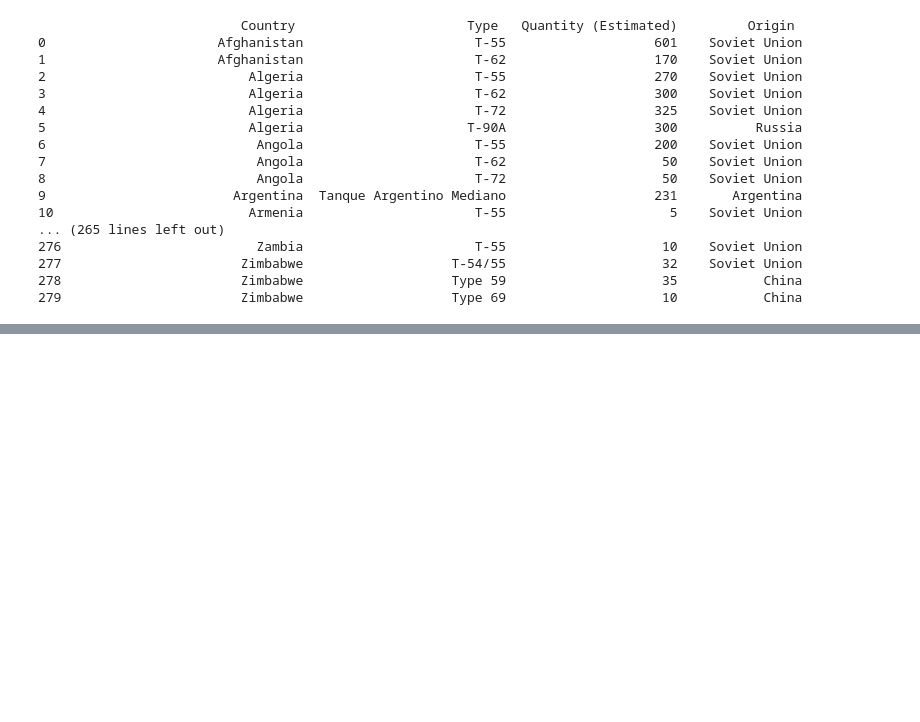
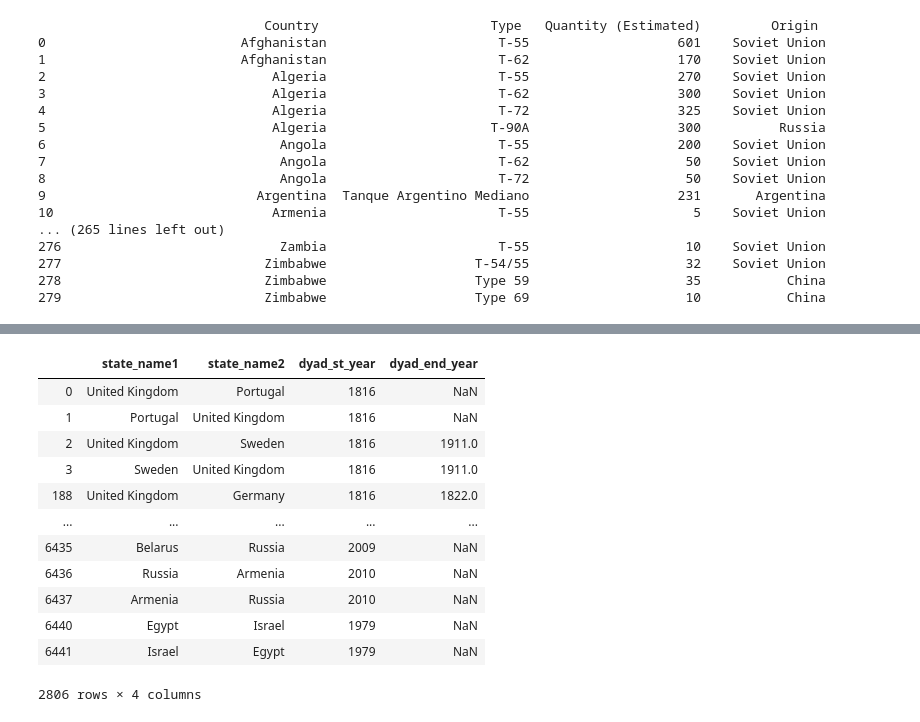
Before and after one commit to moniszcz/TASS, a Jupyter notebook: data-manipulation/web_scraping.ipynb, the cells around one changed output, grey strips where cells are left out. Saved outputs shown, nothing was run; the diff lists cells and outputs as text; code cells hidden in the pictures; blank space fills up the shorter version.

```diff
--- a/data-manipulation/web_scraping.ipynb
+++ b/data-manipulation/web_scraping.ipynb
@@ -144,0 +192,18 @@ print(sorted(set(C)))
+# %%
+#abandon countries which aren't in countries_lst
+df_state_2 =  df_state_1[df_state_1['state_name2'].isin(sorted(set(countries_lst)))]
+df_state_2
+# %% [output]
+|  | state_name1 | state_name2 | dyad_st_year | dyad_end_year |
+| 0 | United Kingdom | Portugal | 1816 | NaN |
+| 1 | Portugal | United Kingdom | 1816 | NaN |
+| 2 | United Kingdom | Sweden | 1816 | 1911.0 |
+| 3 | Sweden | United Kingdom | 1816 | 1911.0 |
+| 188 | United Kingdom | Germany | 1816 | 1822.0 |
+| ... | ... | ... | ... | ... |
+| 6435 | Belarus | Russia | 2009 | NaN |
+| 6436 | Russia | Armenia | 2010 | NaN |
+| 6437 | Armenia | Russia | 2010 | NaN |
+| 6440 | Egypt | Israel | 1979 | NaN |
+| 6441 | Israel | Egypt | 1979 | NaN |
+2806 rows × 4 columns
```
Also changed, not shown: parts of 17 cells of this notebook, 10 other files.
